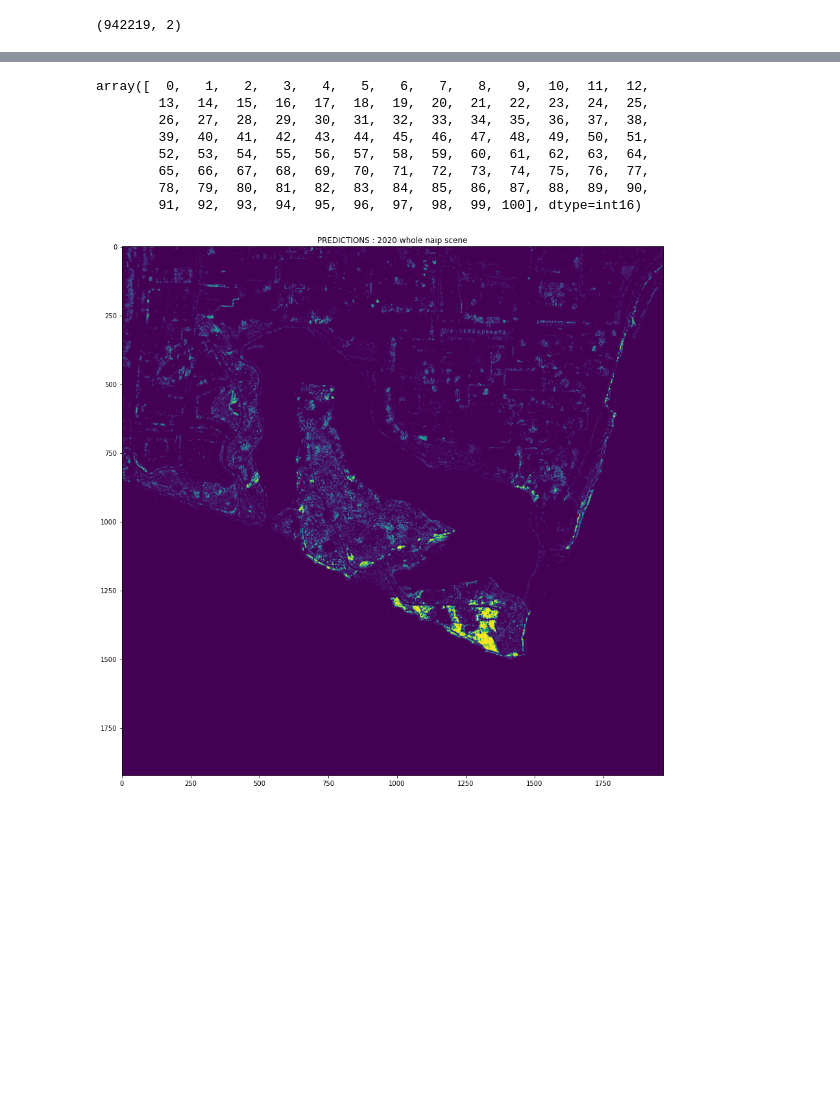
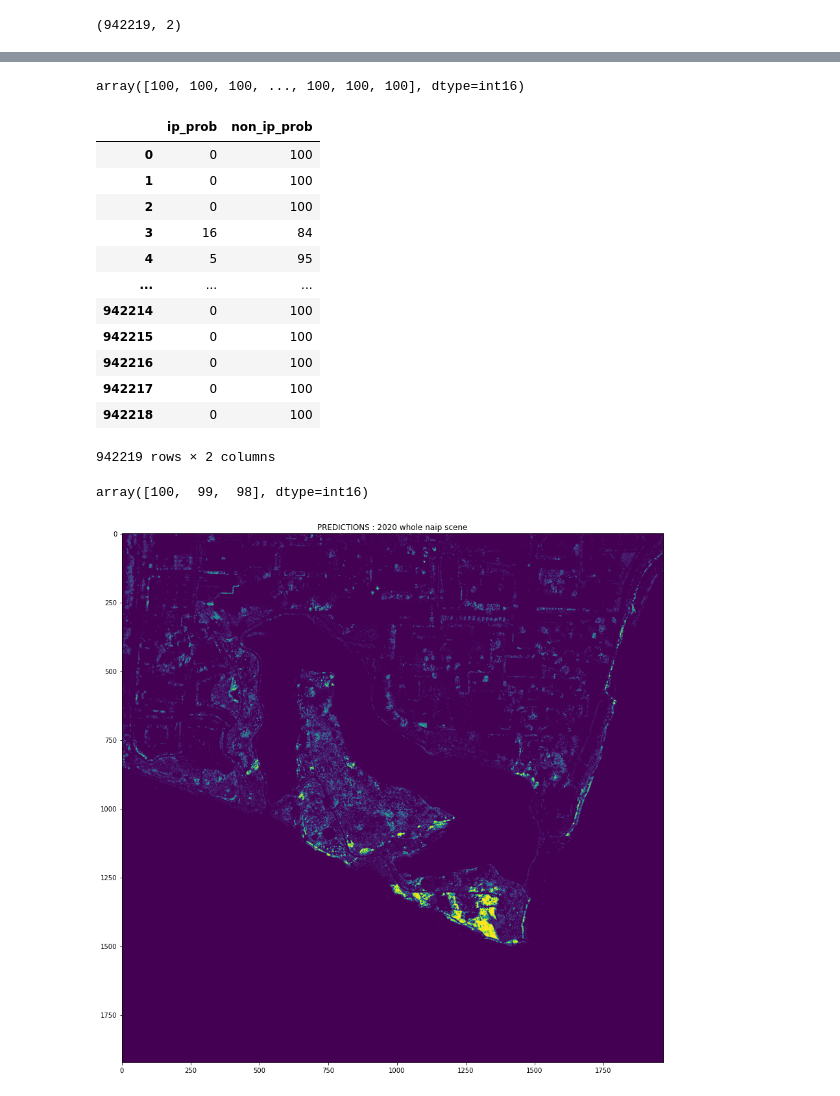
Before and after one commit to NCEAS/msai4earth-esa, a Jupyter notebook: iceplant_detection/TRIALS_12_classification_probabilities.ipynb, the cells around one changed output, grey strips where cells are left out. Cells and saved outputs as stored; diff of their text form; code cells hidden in the pictures; blank space fills up the shorter version.

```diff
--- a/iceplant_detection/TRIALS_12_classification_probabilities.ipynb
+++ b/iceplant_detection/TRIALS_12_classification_probabilities.ipynb
@@ -71,17 +59,17 @@ shapely.geometry.polygon.Polygon
 # %% [markdown]
 # Pre-process for prediction: add features
 # %%
-df = ipf.features_over_aoi(ipf.get_item_from_id(campus.itemid_20),
+veg_df = ipf.features_over_aoi(ipf.get_item_from_id(campus.itemid_20),
                            image,
                            thresh=0.05)
-df.head(3)
+veg_df.head(3)
 # %% [output]
 |  | r | g | b | nir | ndvi | year | month | day_in_year |
 | 17 | 99 | 98 | 93 | 114 | 0.070423 | 2020 | 5 | 142 |
 | 20 | 64 | 72 | 76 | 71 | 0.051852 | 2020 | 5 | 142 |
 | 21 | 49 | 64 | 71 | 59 | 0.092593 | 2020 | 5 | 142 |
 # %%
-scene_probs = rfc.predict_proba(df.to_numpy())
+scene_probs = rfc.predict_proba(veg_df.to_numpy())
 scene_probs
 # %% [output]
 array([[1., 0.],
@@ -96,6 +84,7 @@ scene_probs.shape
 # %% [output]
 (942219, 2)
 # %%
-iceplant_probs = np.reshape(scene_probs, 942219*2)[1::2] * 100
-iceplant_probs
+ip_probs = np.reshape(scene_probs, 942219*2)[1::2] * 100
+ip_probs = ip_probs.astype('int16')
+np.unique(ip_probs)
 # %% [output]
@@ -104,0 +103,4 @@ int_probs = iceplant_probs.astype('int16')
+# %%
+nonip_probs = np.reshape(scene_probs, 942219*2)[::2] * 100
+nonip_probs = nonip_probs.astype('int16')
+np.unique(nonip_probs)
@@ -105,14 +116,31 @@ int_probs = iceplant_probs.astype('int16')
 # %%
-np.unique(int_probs)
+nonip_probs
 # %% [output]
-array([  0,   1,   2,   3,   4,   5,   6,   7,   8,   9,  10,  11,  12,
-        13,  14,  15,  16,  17,  18,  19,  20,  21,  22,  23,  24,  25,
-        26,  27,  28,  29,  30,  31,  32,  33,  34,  35,  36,  37,  38,
-        39,  40,  41,  42,  43,  44,  45,  46,  47,  48,  49,  50,  51,
-        52,  53,  54,  55,  56,  57,  58,  59,  60,  61,  62,  63,  64,
-        65,  66,  67,  68,  69,  70,  71,  72,  73,  74,  75,  76,  77,
-        78,  79,  80,  81,  82,  83,  84,  85,  86,  87,  88,  89,  90,
-        91,  92,  93,  94,  95,  96,  97,  98,  99, 100], dtype=int16)
+array([100, 100, 100, ..., 100, 100, 100], dtype=int16)
+# %%
+d = {'ip_prob': ip_probs,
+     'non_ip_prob' : nonip_probs}
+probs_df = pd.DataFrame(data = d)
+probs_df
+# %% [output]
+|  | ip_prob | non_ip_prob |
+| 0 | 0 | 100 |
+| 1 | 0 | 100 |
+| 2 | 0 | 100 |
+| 3 | 16 | 84 |
+| 4 | 5 | 95 |
+| ... | ... | ... |
+| 942214 | 0 | 100 |
+| 942215 | 0 | 100 |
+| 942216 | 0 | 100 |
+| 942217 | 0 | 100 |
+| 942218 | 0 | 100 |
+942219 rows × 2 columns
+# %%
+x = probs_df.ip_prob + probs_df.non_ip_prob
+x.unique()
+# %% [output]
+array([100,  99,  98], dtype=int16)
 # %%
 def probs_backto_image(nrows, ncols, index, probs):
     reconstruct = np.zeros((nrows,ncols))
```
Also changed, not shown: parts of 10 cells of this notebook.
